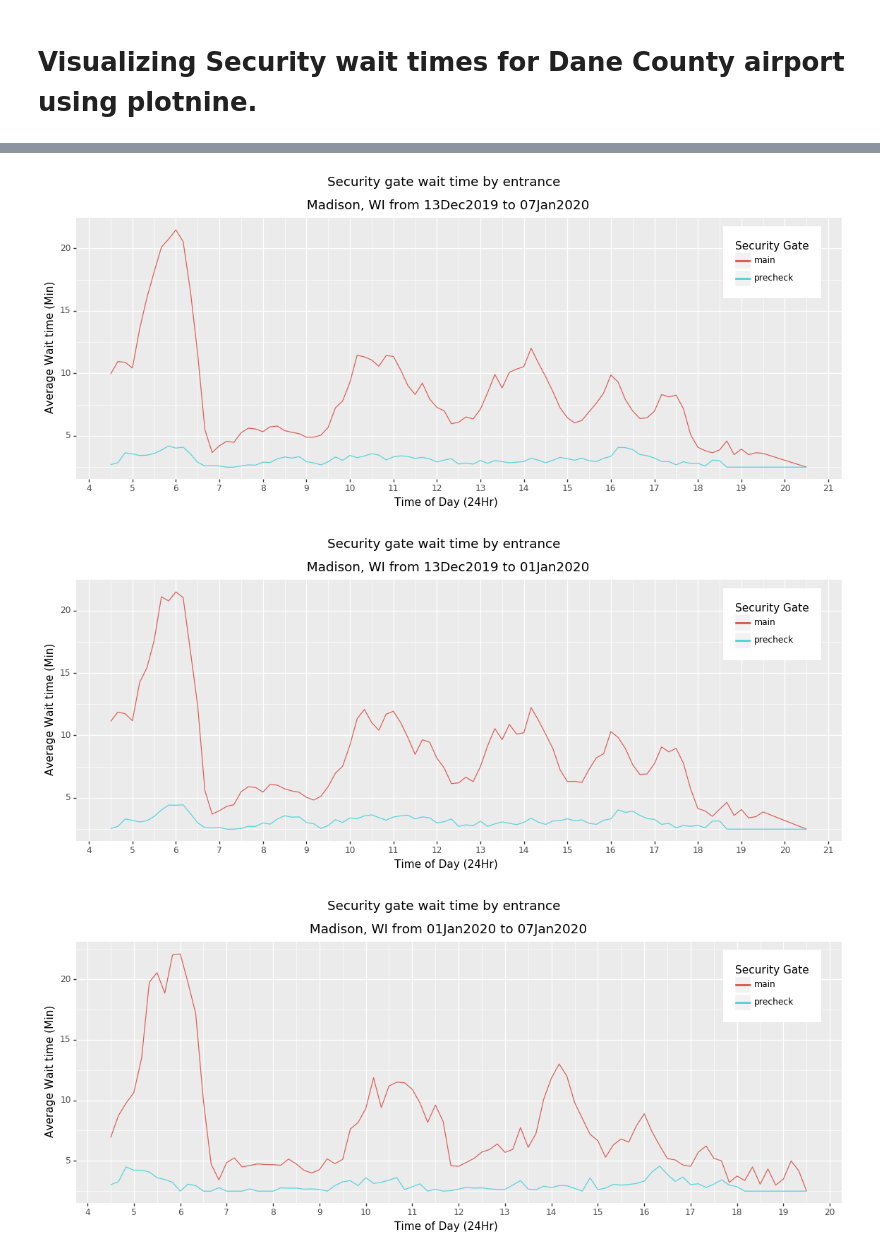
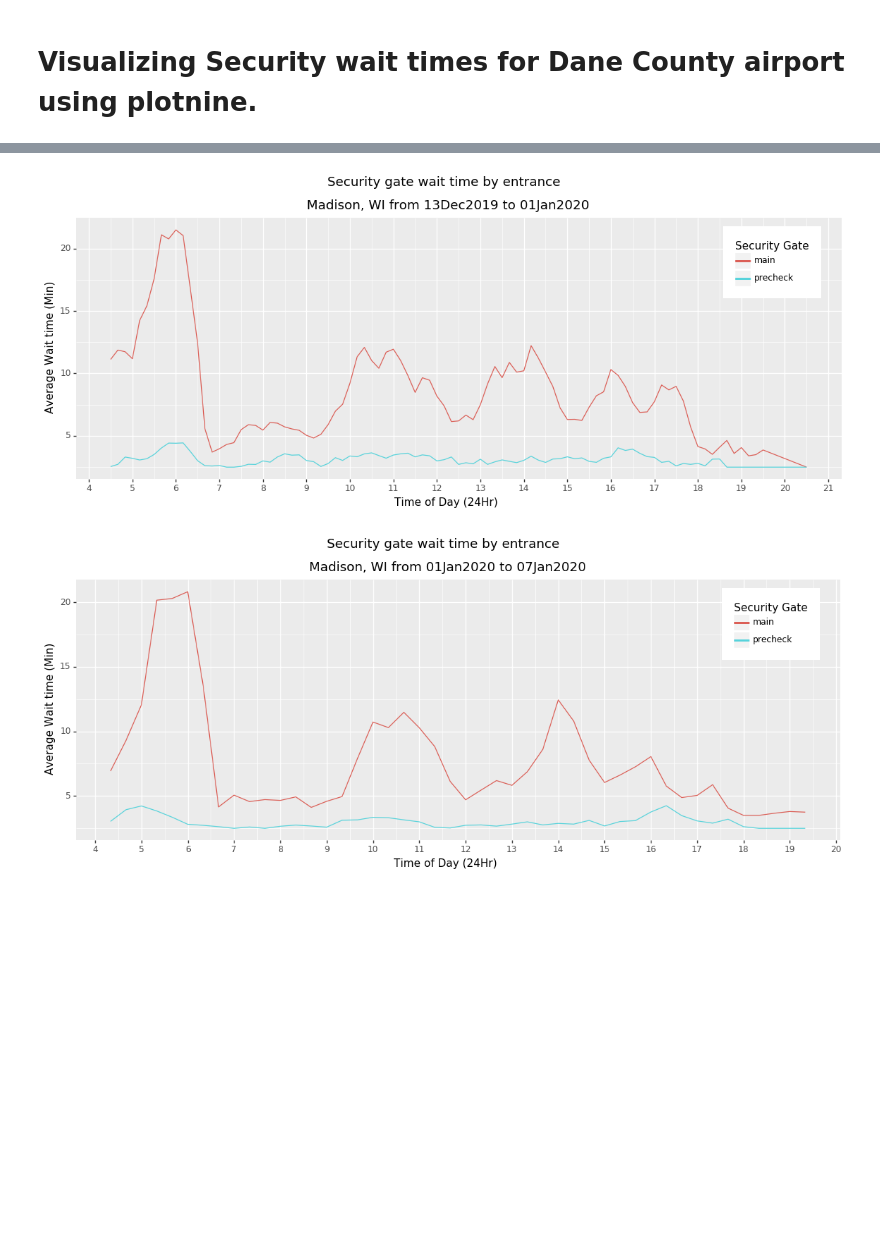
Before and after one commit to mjholt02/Projects, a Jupyter notebook: KMSN_Security.ipynb, the cells around one changed output, grey strips where cells are left out. Drawn from its saved outputs; the diff is of its cells as text; code cells hidden in the pictures; blank space fills up the shorter version.

```diff
--- a/KMSN_Security.ipynb
+++ b/KMSN_Security.ipynb
@@ -67,13 +67,11 @@ def myPlot(df,start='',end='',window = '10Min'):
 # %%
 #examples
 myPlot(df = SD,start = '20192412',end = '20192412')
 myPlot(df = SD)
-myPlot(df = SD,start = '',end = '')
-myPlot(df = SD,start = '',end = '20200101')
-myPlot(df = SD,start = '20200101',end = '')
+myPlot(df = SD,end = '20200101')
+myPlot(df = SD,start = '20200101',window = '20Min')
 # %% [output]
 [figure]
 [figure]
-[figure, old version]
+[figure, new version]
-[figure, old version]
+[figure, new version]
-[figure, removed]
```
